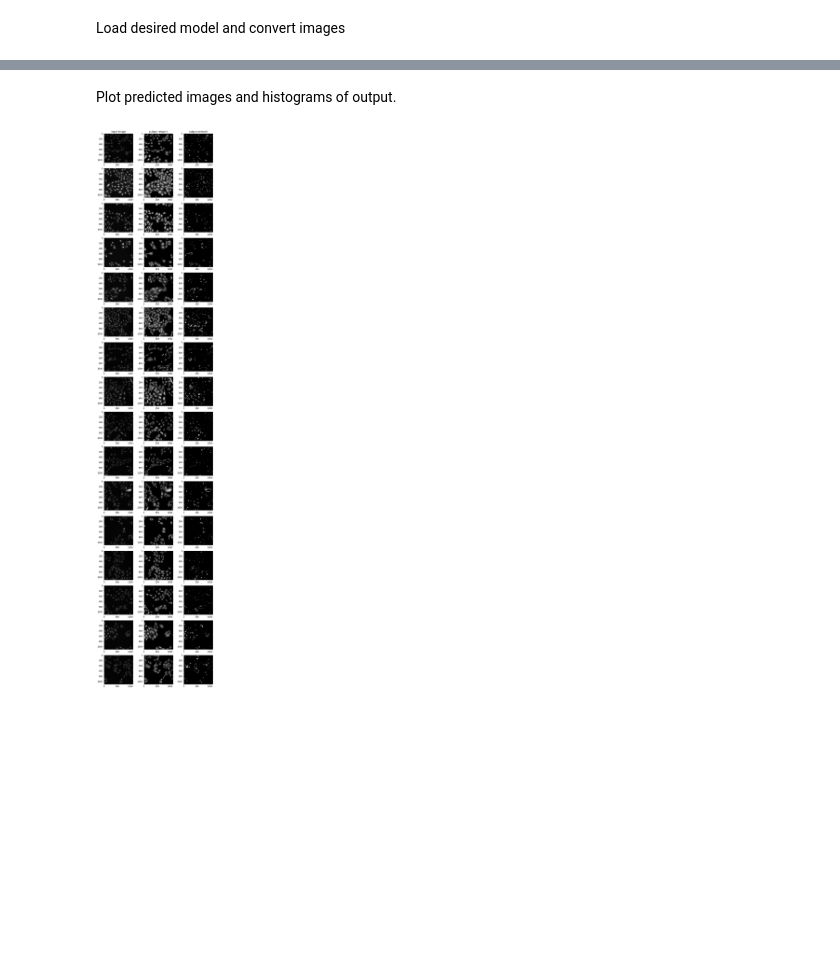
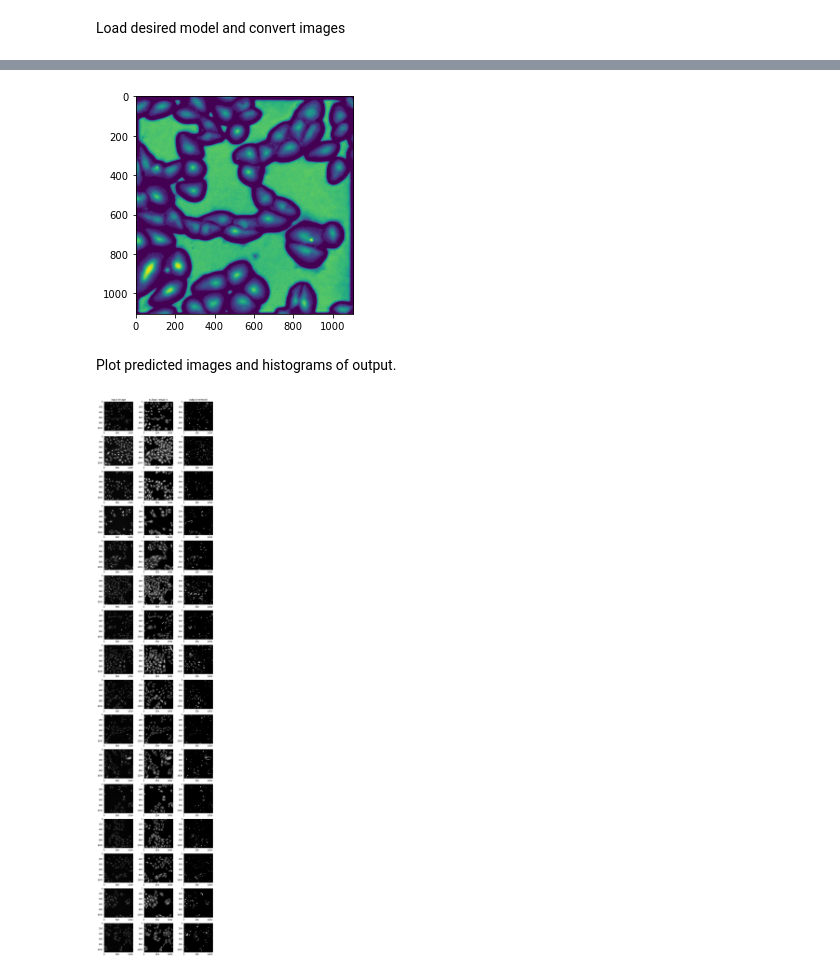
Before and after one commit to Aitslab/virtualstain, a Jupyter notebook: TeresaScheidt/src/Prediction.ipynb, the cells around one changed output, grey strips where cells are left out. Saved outputs shown, nothing was run; the diff lists cells and outputs as text; code cells hidden in the pictures; blank space fills up the shorter version.

```diff
--- a/TeresaScheidt/src/Prediction.ipynb
+++ b/TeresaScheidt/src/Prediction.ipynb
@@ -124,0 +138,10 @@ out = np.stack(out, axis = 0)
+# %%
+name = 'ssim_changedInput'
+plt.imshow(out[0,:,:,0])
+im = out[0,:,:,0]
+dir_d1 = os.path.join(r'C:\Users\tsche\Desktop\Master\2. Semester\Project Staining\gitrepo\TeresaScheidt\training_results', name + '_d1.png')
+dir_d2 = os.path.join(r'C:\Users\tsche\Desktop\Master\2. Semester\Project Staining\gitrepo\TeresaScheidt\training_results', name +'_d2.png')
+skimage.io.imsave(dir_d1, im)
+im = out[0,:,:,1]
+skimage.io.imsave(dir_d2, im)
+# %% [output]
@@ -125,3 +150,4 @@ out = np.stack(out, axis = 0)
+[figure, added]
 # %% [markdown]
 Plot predicted images and histograms of output.
 # %%
```
Also changed, not shown: parts of 8 cells of this notebook, 6 other files.
